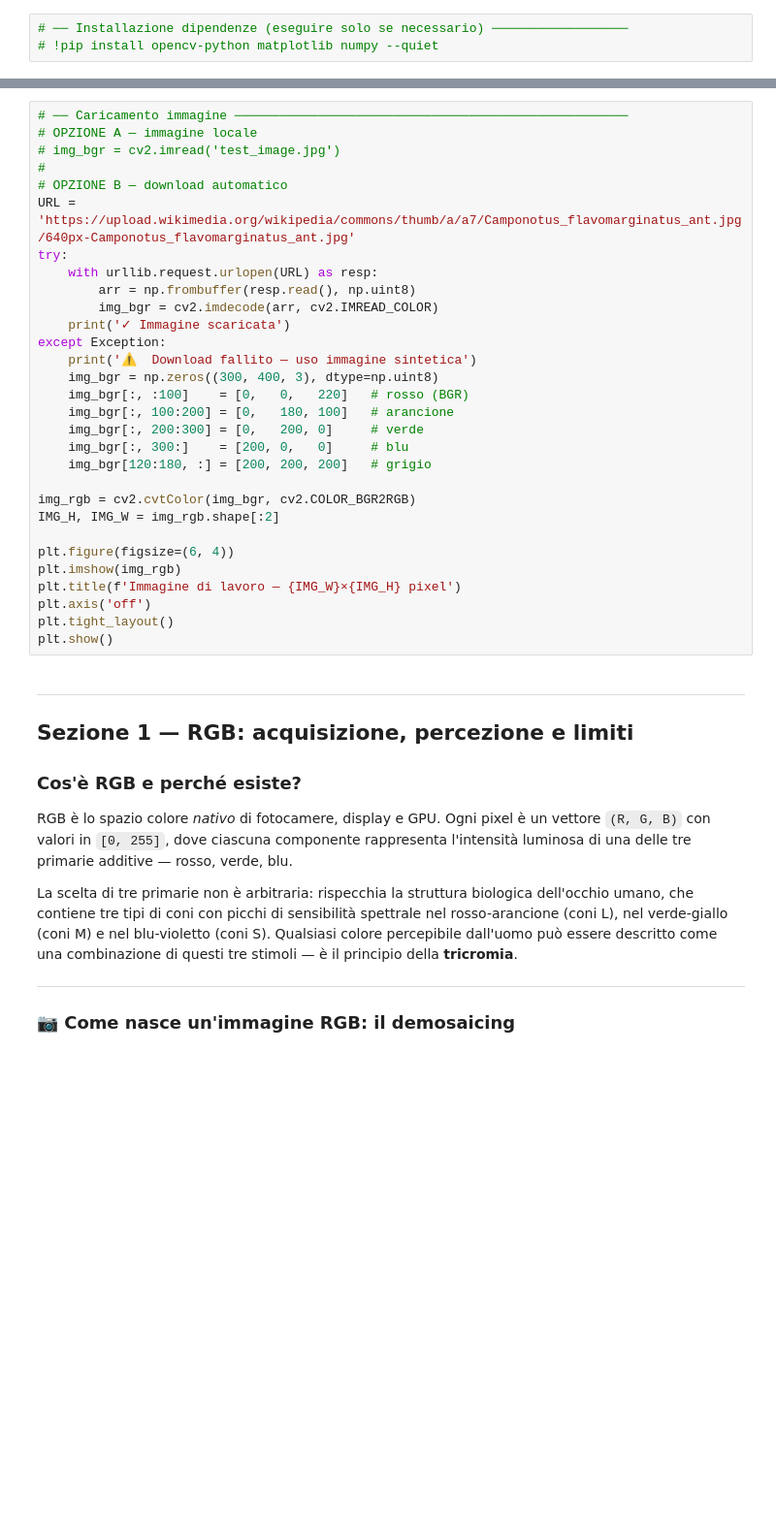
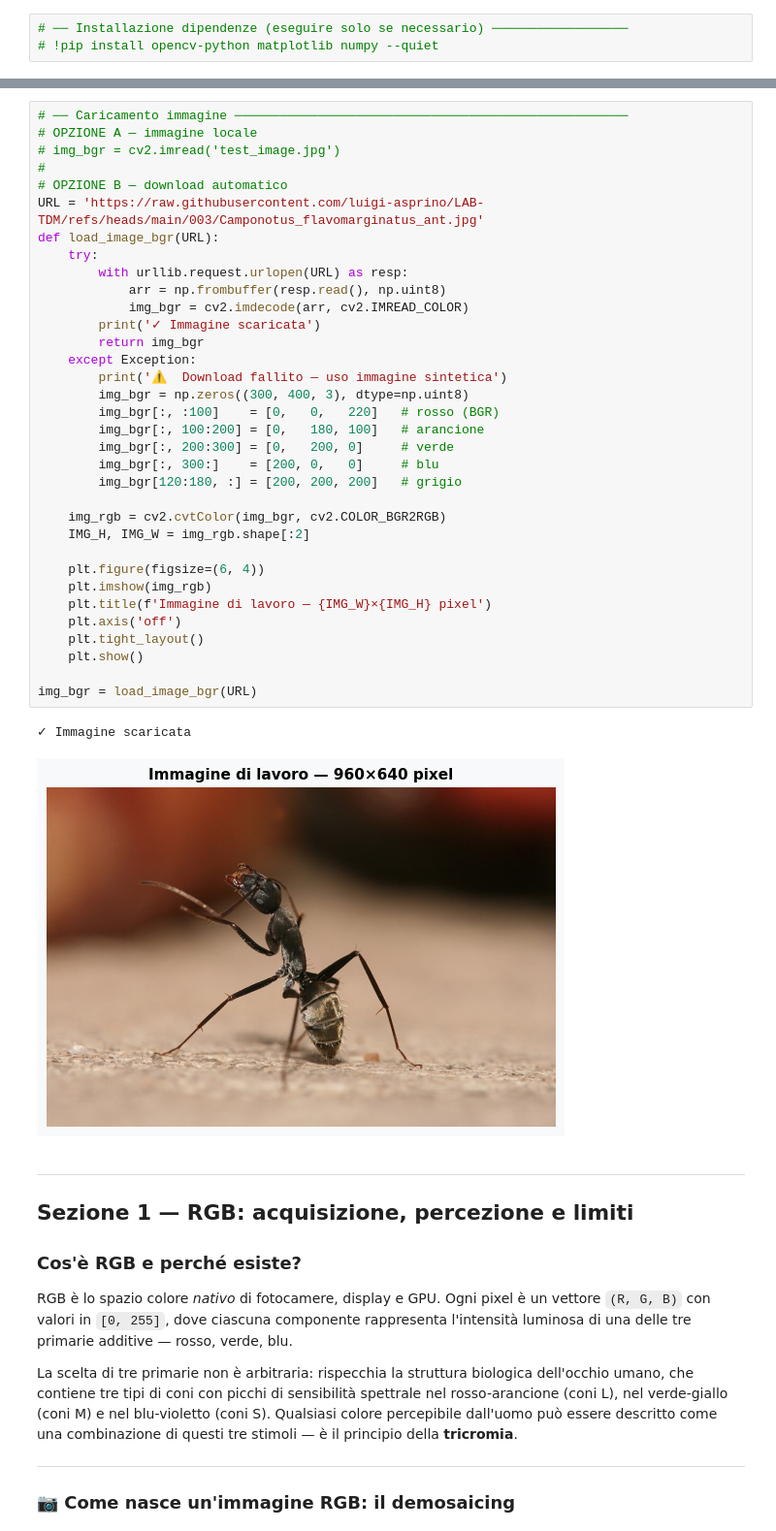
Before and after one commit to luigi-asprino/LAB-TDM, a Jupyter notebook: 003/notebook.ipynb, the cells around one changed output, grey strips where cells are left out. Shown at 97% size. Drawn from its saved outputs; the diff is of its cells as text; blank space fills up the shorter version.

```diff
--- a/003/notebook.ipynb
+++ b/003/notebook.ipynb
@@ -47,33 +49,40 @@ print(f'✓ OpenCV {cv2.__version__}  |  NumPy {np.__version__}')
 # %%
 # ── Caricamento immagine ────────────────────────────────────────────────────
 # OPZIONE A — immagine locale
 # img_bgr = cv2.imread('test_image.jpg')
 #
 # OPZIONE B — download automatico
-URL = 'https://upload.wikimedia.org/wikipedia/commons/thumb/a/a7/Camponotus_flavomarginatus_ant.jpg/640px-Camponotus_flavomarginatus_ant.jpg'
-try:
-    with urllib.request.urlopen(URL) as resp:
-        arr = np.frombuffer(resp.read(), np.uint8)
-        img_bgr = cv2.imdecode(arr, cv2.IMREAD_COLOR)
-    print('✓ Immagine scaricata')
-except Exception:
-    print('⚠  Download fallito — uso immagine sintetica')
-    img_bgr = np.zeros((300, 400, 3), dtype=np.uint8)
-    img_bgr[:, :100]    = [0,   0,   220]   # rosso (BGR)
-    img_bgr[:, 100:200] = [0,   180, 100]   # arancione
-    img_bgr[:, 200:300] = [0,   200, 0]     # verde
-    img_bgr[:, 300:]    = [200, 0,   0]     # blu
-    img_bgr[120:180, :] = [200, 200, 200]   # grigio
+URL = 'https://raw.githubusercontent.com/luigi-asprino/LAB-TDM/refs/heads/main/003/Camponotus_flavomarginatus_ant.jpg'
+def load_image_bgr(URL):
+    try:
+        with urllib.request.urlopen(URL) as resp:
+            arr = np.frombuffer(resp.read(), np.uint8)
+            img_bgr = cv2.imdecode(arr, cv2.IMREAD_COLOR)
+        print('✓ Immagine scaricata')
+        return img_bgr
+    except Exception:
+        print('⚠  Download fallito — uso immagine sintetica')
+        img_bgr = np.zeros((300, 400, 3), dtype=np.uint8)
+        img_bgr[:, :100]    = [0,   0,   220]   # rosso (BGR)
+        img_bgr[:, 100:200] = [0,   180, 100]   # arancione
+        img_bgr[:, 200:300] = [0,   200, 0]     # verde
+        img_bgr[:, 300:]    = [200, 0,   0]     # blu
+        img_bgr[120:180, :] = [200, 200, 200]   # grigio
 
-img_rgb = cv2.cvtColor(img_bgr, cv2.COLOR_BGR2RGB)
-IMG_H, IMG_W = img_rgb.shape[:2]
+    img_rgb = cv2.cvtColor(img_bgr, cv2.COLOR_BGR2RGB)
+    IMG_H, IMG_W = img_rgb.shape[:2]
 
-plt.figure(figsize=(6, 4))
-plt.imshow(img_rgb)
-plt.title(f'Immagine di lavoro — {IMG_W}×{IMG_H} pixel')
-plt.axis('off')
-plt.tight_layout()
-plt.show()
+    plt.figure(figsize=(6, 4))
+    plt.imshow(img_rgb)
+    plt.title(f'Immagine di lavoro — {IMG_W}×{IMG_H} pixel')
+    plt.axis('off')
+    plt.tight_layout()
+    plt.show()
+
+img_bgr = load_image_bgr(URL)
+# %% [output]
+✓ Immagine scaricata
+[figure, added]
 # %% [markdown]
 ---
 ## Sezione 1 — RGB: acquisizione, percezione e limiti
```
Also changed, not shown: parts of 4 cells of this notebook, 2 other files.
